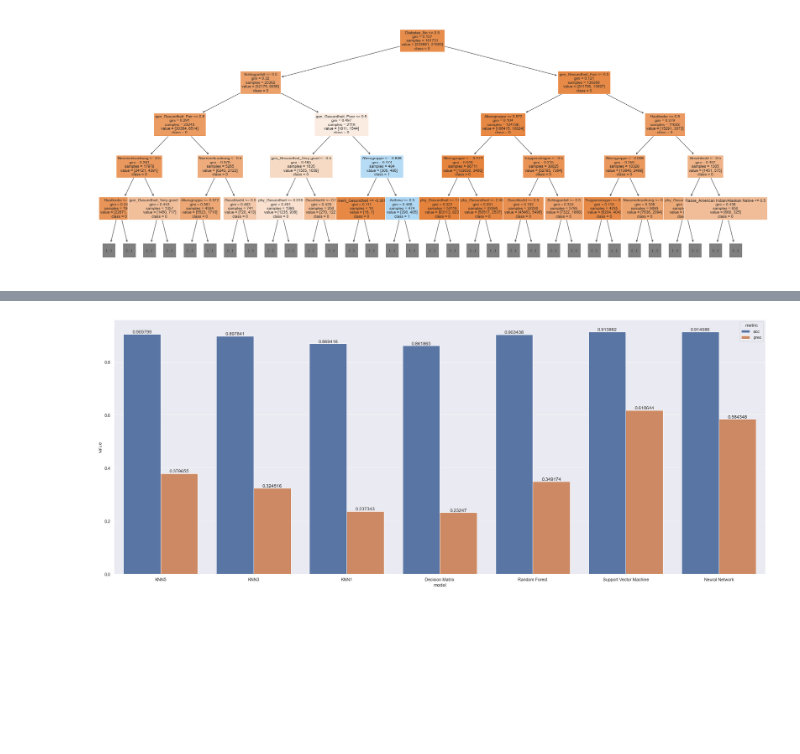
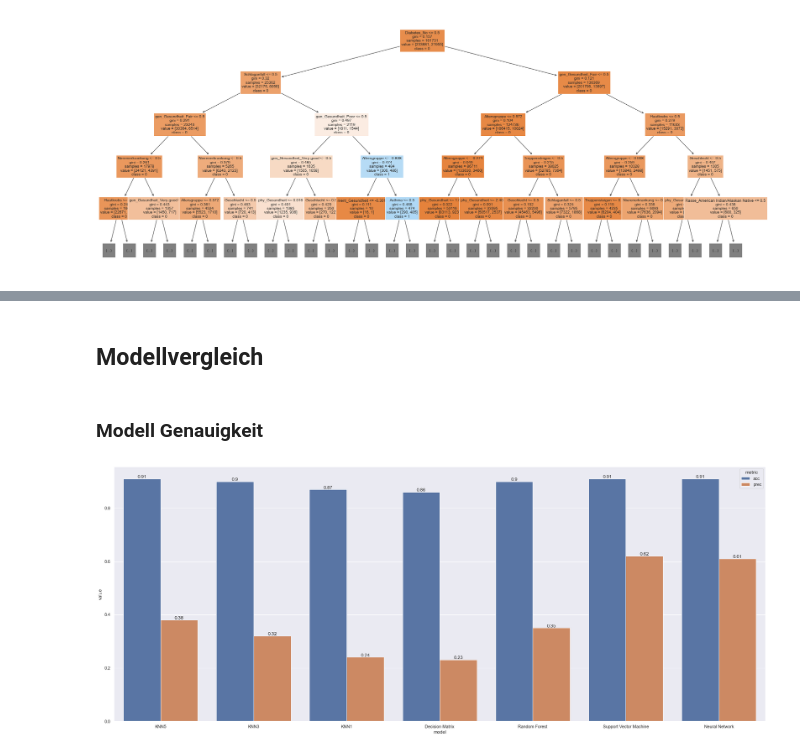
Before and after one commit to flori567/QIT_Ausarbeitung, a Jupyter notebook: heart_attack_prediction.ipynb, the cells around one changed output, grey strips where cells are left out. Cells and saved outputs as stored; diff of their text form; code cells hidden in the pictures; blank space fills up the shorter version.

```diff
--- a/heart_attack_prediction.ipynb
+++ b/heart_attack_prediction.ipynb
@@ -1128,15 +1124,17 @@ plt.show()
+# %% [markdown]
+## Modellvergleich
+# %% [markdown]
+### Modell Genauigkeit
 # %%
-## Modell Performance Vergleich
-
 model_accuracies = pd.DataFrame({'value': [knn_eval['acc'], knn3_eval['acc'], knn1_eval['acc'], clf_eval['acc'], rfc_eval['acc'], svm_eval['acc'], nn_ac,
                                            knn_eval['prec'], knn3_eval['prec'], knn1_eval['prec'], clf_eval['prec'], rfc_eval['prec'], svm_eval['prec'], nn_pre],
                                  'metric': ['acc', 'acc', 'acc', 'acc', 'acc', 'acc', 'acc', 'prec', 'prec', 'prec', 'prec', 'prec', 'prec', 'prec'],
                                  'model': ['KNN5', 'KNN3', 'KNN1', 'Decision Matrix', 'Random Forest', 'Support Vector Machine', 'Neural Network',
                                            'KNN5', 'KNN3', 'KNN1', 'Decision Matrix', 'Random Forest', 'Support Vector Machine', 'Neural Network']})
-
+model_accuracies['value'] = round(model_accuracies['value'], 2)
 ax = sns.barplot(data=model_accuracies, y="value", x="model", hue="metric")
 
 for container in ax.containers:
     ax.bar_label(container)
 # %% [output]
-[figure, old version]
+[figure, new version]
```
Also changed, not shown: parts of 24 cells of this notebook.
